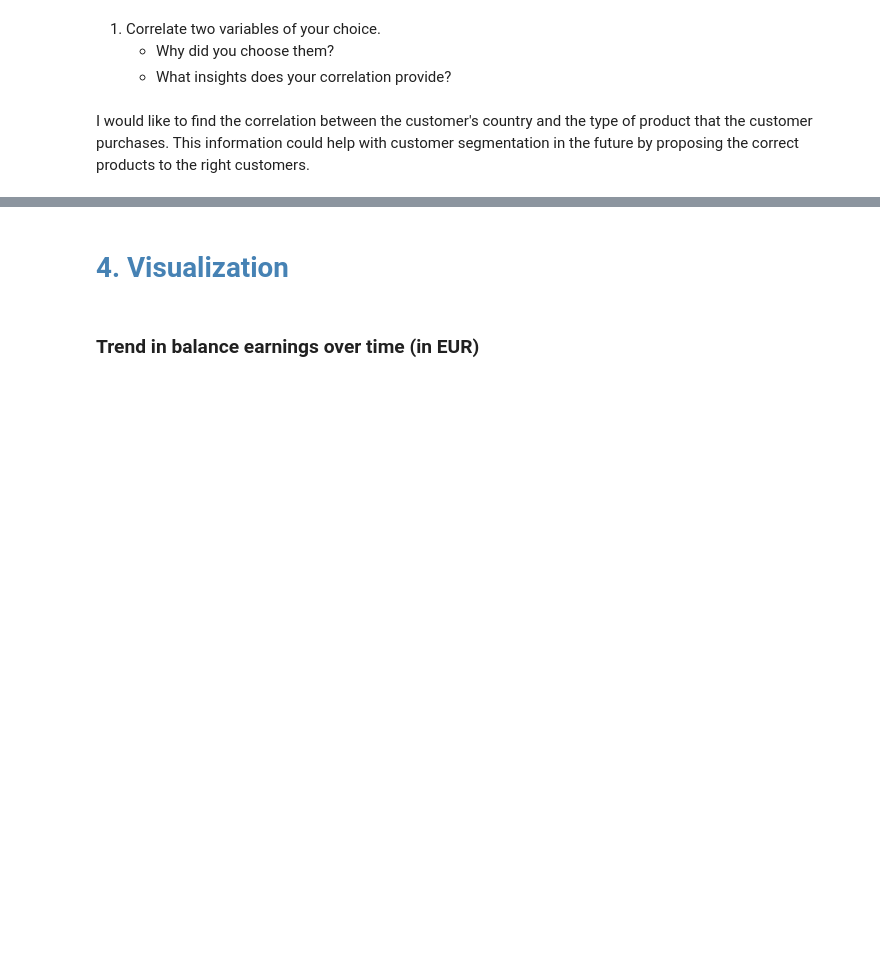
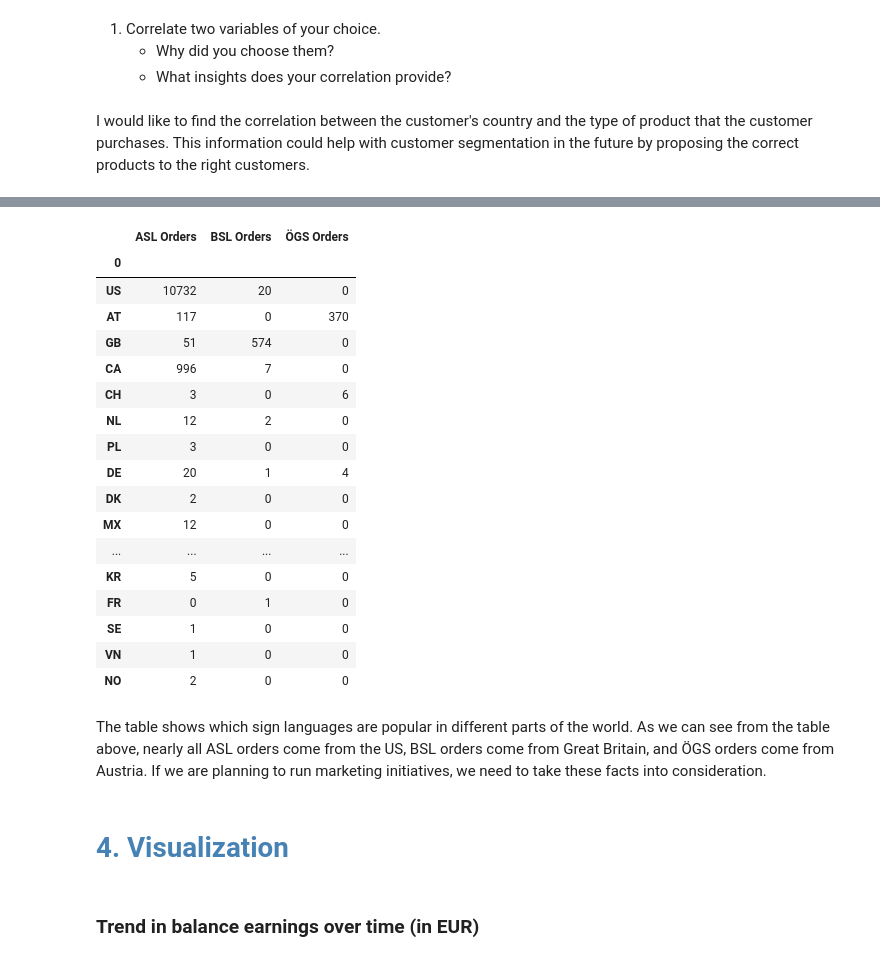
Before and after one commit to liubov-soldatenko/test_lingvano, a Jupyter notebook: LINGVANO.ipynb, the cells around one changed output, grey strips where cells are left out. Saved outputs shown, nothing was run; the diff lists cells and outputs as text; code cells hidden in the pictures; blank space fills up the shorter version.

```diff
--- a/LINGVANO.ipynb
+++ b/LINGVANO.ipynb
@@ -237,0 +344,8 @@ As we have total balance trenf
+# %%
+df_ASL=df_insights['Customer Country'][df_insights['ASL']==True].value_counts().to_frame()
+df_ASL.rename(columns={"count": "ASL Orders"}, inplace=True)
+df_BSL=df_insights['Customer Country'][df_insights['BSL']==True].value_counts().to_frame()
+df_BSL.rename(columns={"count": "BSL Orders"}, inplace=True)
+df_ÖGS=df_insights['Customer Country'][df_insights['ÖGS']==True].value_counts().to_frame()
+df_ÖGS.rename(columns={"count": "ÖGS Orders"}, inplace=True)
+df_ASL.head(2)
@@ -237,0 +357,4 @@ As we have total balance trenf
+# %%
+all_countries=pd.DataFrame(list(df_insights['Customer Country'].unique()))
+all_countries.set_index(0, inplace=True)
+all_countries.head(2)
@@ -237,0 +366,5 @@ As we have total balance trenf
+# %%
+#result = pd.merge(all_countries, df_ASL,left_index=True, right_index=True, how='left')
+result=all_countries.join(df_ASL, how='left').join(df_BSL, how='left').join(df_ÖGS, how='left')
+result.fillna(0,inplace=True)
+result.sum()
@@ -237,0 +376,3 @@ As we have total balance trenf
+# %%
+result[['ASL Orders', 'BSL Orders', 'ÖGS Orders']] = result[['ASL Orders', 'BSL Orders', 'ÖGS Orders']].astype(int)
+result.head()
@@ -238,3 +387,28 @@ As we have total balance trenf
+# %%
+styled_result = result.style.background_gradient(cmap='plasma', low=1, high=2)
+# Display the styled DataFrame
+styled_result
+# %% [output]
+|  | ASL Orders | BSL Orders | ÖGS Orders |
+| 0 |  |  |  |
+| US | 10732 | 20 | 0 |
+| AT | 117 | 0 | 370 |
+| GB | 51 | 574 | 0 |
+| CA | 996 | 7 | 0 |
+| CH | 3 | 0 | 6 |
+| NL | 12 | 2 | 0 |
+| PL | 3 | 0 | 0 |
+| DE | 20 | 1 | 4 |
+| DK | 2 | 0 | 0 |
+| MX | 12 | 0 | 0 |
+| ... | ... | ... | ... |
+| KR | 5 | 0 | 0 |
+| FR | 0 | 1 | 0 |
+| SE | 1 | 0 | 0 |
+| VN | 1 | 0 | 0 |
+| NO | 2 | 0 | 0 |
+# %% [markdown]
+The table shows which sign languages are popular in different parts of the world. As we can see from the table above, nearly all ASL orders come from the US, BSL orders come from Great Britain, and ÖGS orders come from Austria. If we are planning to run marketing initiatives, we need to take these facts into consideration.
 # %% [markdown]
 # <span style='color:#4682B4'> 4. Visualization  </span>
 # %% [markdown]
```
Also changed, not shown: parts of 12 cells of this notebook.
